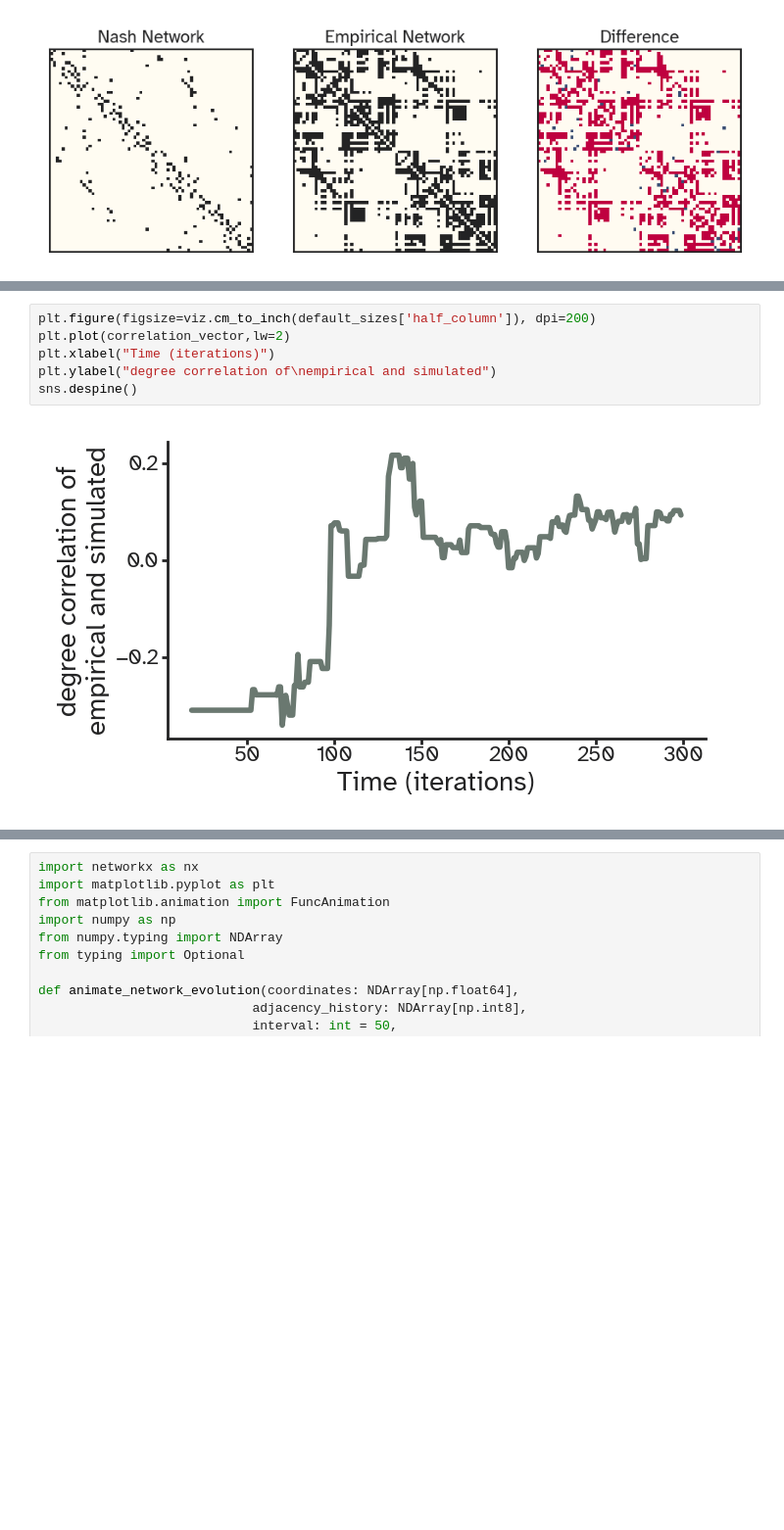
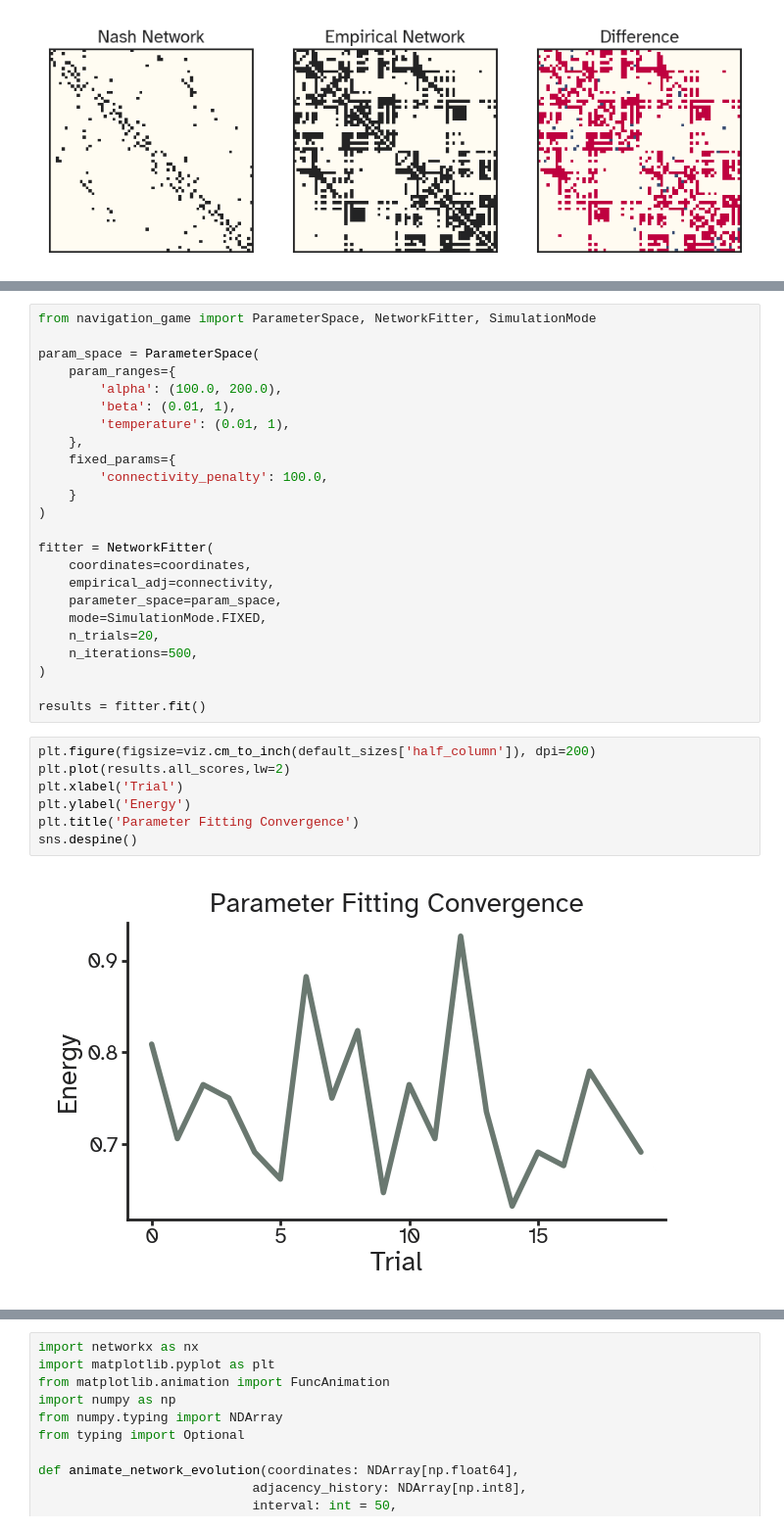
Before and after one commit to kuffmode/Optimal_networks, a Jupyter notebook: playground.ipynb, the cells around one changed output, grey strips where cells are left out. Shown: that part at 98% size. Saved outputs shown, nothing was run; the diff lists cells and outputs as text; blank space fills up the shorter version.

```diff
--- a/playground.ipynb
+++ b/playground.ipynb
@@ -155,8 +176,33 @@ print(correlation_vector)
+# %%
+from navigation_game import ParameterSpace, NetworkFitter, SimulationMode
+
+param_space = ParameterSpace(
+    param_ranges={
+        'alpha': (100.0, 200.0),
+        'beta': (0.01, 1),
+        'temperature': (0.01, 1),
+    },
+    fixed_params={
+        'connectivity_penalty': 100.0,
+    }
+)
+
+fitter = NetworkFitter(
+    coordinates=coordinates,
+    empirical_adj=connectivity,
+    parameter_space=param_space,
+    mode=SimulationMode.FIXED,
+    n_trials=20,
+    n_iterations=500,
+)
+
+results = fitter.fit()
 # %%
 plt.figure(figsize=viz.cm_to_inch(default_sizes['half_column']), dpi=200)
-plt.plot(correlation_vector,lw=2)
-plt.xlabel("Time (iterations)")
-plt.ylabel("degree correlation of\nempirical and simulated")
+plt.plot(results.all_scores,lw=2)
+plt.xlabel('Trial')
+plt.ylabel('Energy')
+plt.title('Parameter Fitting Convergence')
 sns.despine()
 # %% [output]
-[figure, old version]
+[figure, new version]
```
Also changed, not shown: parts of 12 cells of this notebook.
